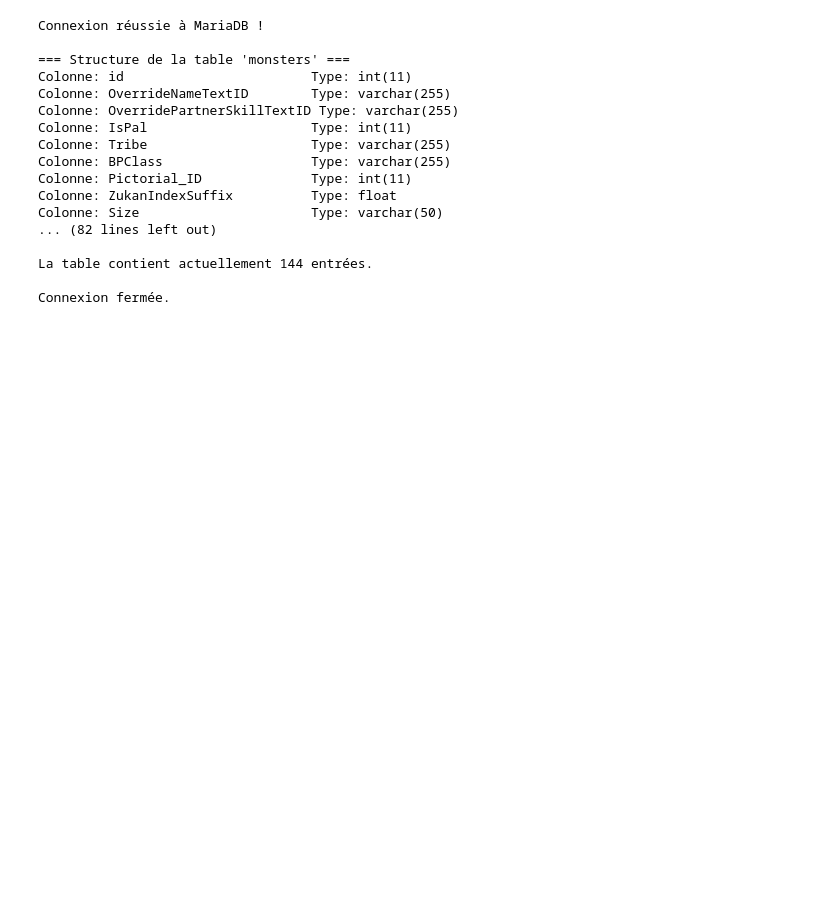
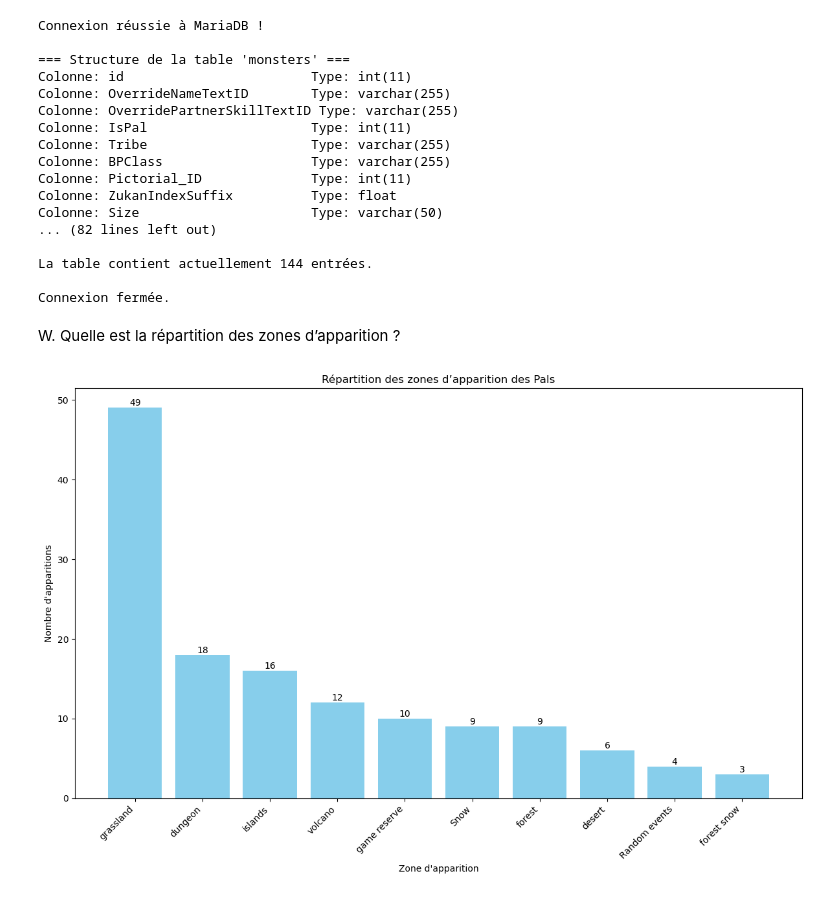
Before and after one commit to Paul-Emmanuel-Buffe/pals-analysis, a Jupyter notebook: notebooks/pals_analysis.ipynb, the cells around one changed output. Cells and saved outputs as stored; diff of their text form; code cells hidden in the pictures; blank space fills up the shorter version.

```diff
--- a/notebooks/pals_analysis.ipynb
+++ b/notebooks/pals_analysis.ipynb
@@ -2675,3 +2675,52 @@ Colonne: Size                      Type: varchar(50)
 La table contient actuellement 144 entrées.
 
 Connexion fermée.
+# %% [markdown]
+W. Quelle est la répartition des zones d’apparition ?
+# %%
+
+# === Config base de données ===
+config = {
+    'user': 'root',
+    'password': 'cN06+#P34',
+    'host': 'localhost',
+    'port': 3307,
+    'database': 'palworld_database'
+}
+
+# === Connexion à MariaDB via SQLAlchemy engine ===
+engine = create_engine(
+    f"mariadb+mariadbconnector://{config['user']}:{config['password']}@{config['host']}:{config['port']}/{config['database']}"
+)
+
+# === Requête SQL ===
+query = """
+SELECT refresh_area, COUNT(*) AS total
+FROM palu_refresh_level
+GROUP BY refresh_area
+ORDER BY total DESC;
+"""
+
+# === Lecture des données via pandas (avec SQLAlchemy engine) ===
+df = pd.read_sql(query, engine)
+
+# === Affichage graphique vertical avec annotation nombre sur barre ===
+plt.figure(figsize=(12, 8))
+bars = plt.bar(df['refresh_area'], df['total'], color='skyblue')
+plt.xlabel("Zone d'apparition")
+plt.ylabel("Nombre d'apparitions")
+plt.title("Répartition des zones d’apparition des Pals")
+
+# Ajouter le nombre sur chaque barre
+for bar in bars:
+    height = bar.get_height()
+    plt.text(bar.get_x() + bar.get_width()/2, height, f'{int(height)}', ha='center', va='bottom')
+
+plt.xticks(rotation=45, ha='right')
+plt.tight_layout()
+plt.show()
+
+# === Fermeture du engine (facultatif) ===
+engine.dispose()
+# %% [output]
+[figure, added]
```
